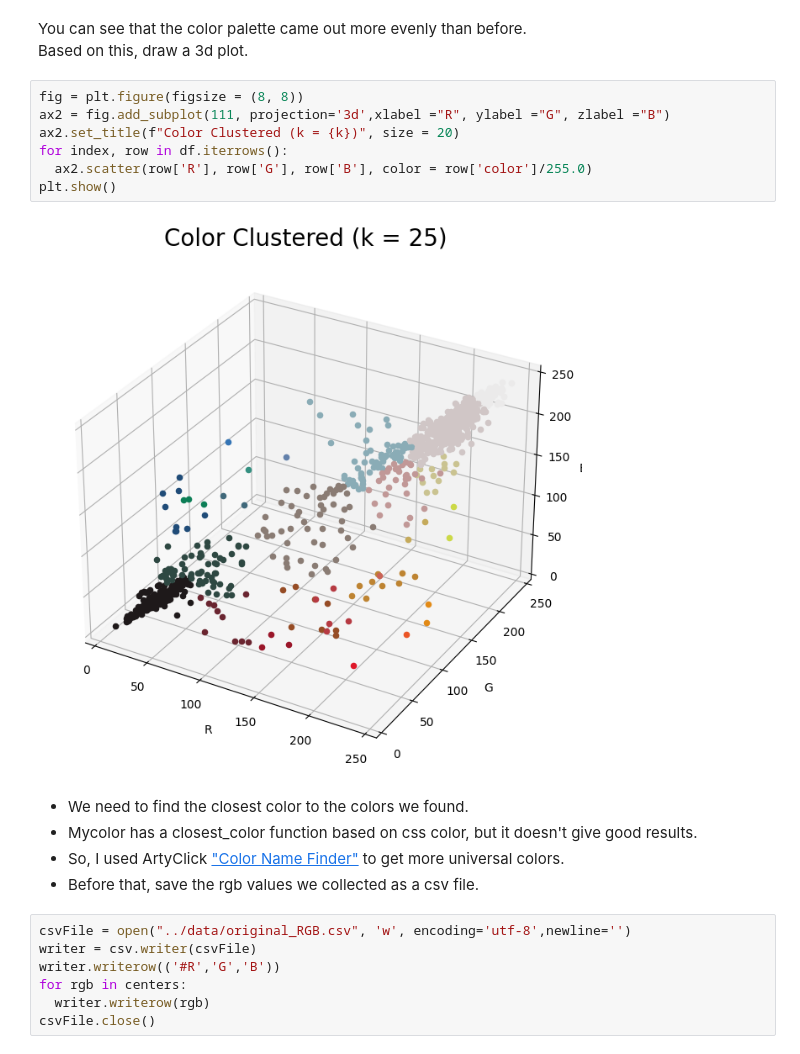
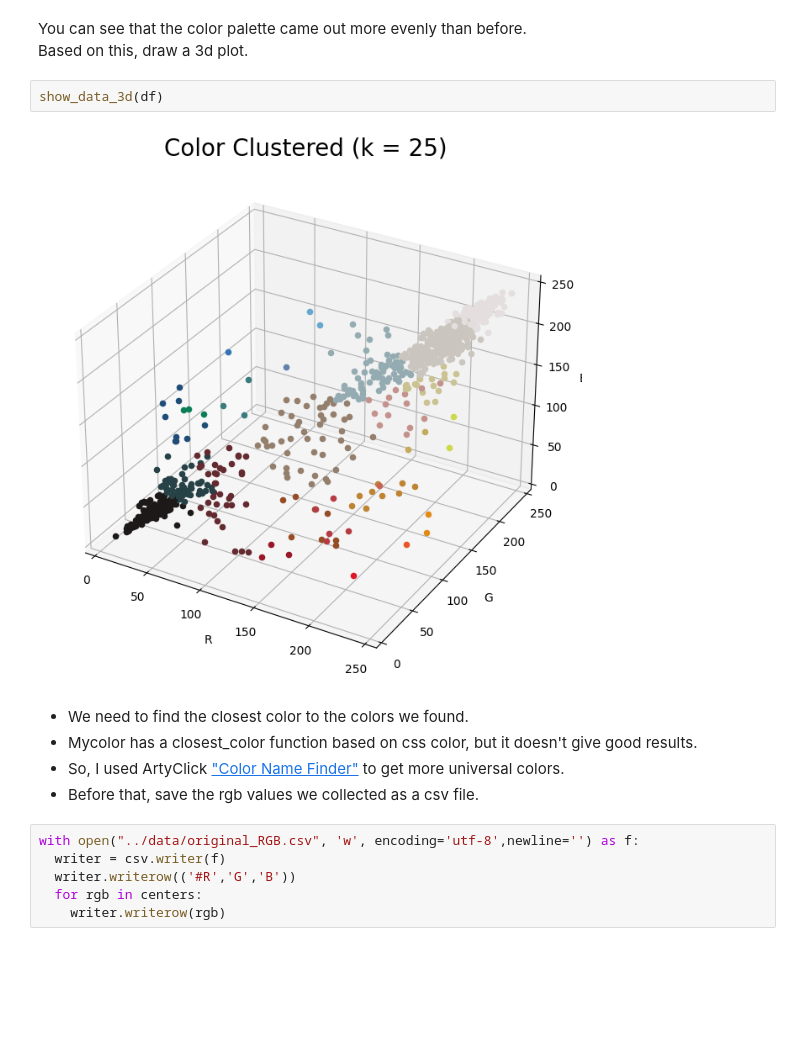
Before and after one commit to jrsky723/ShoeColor, a Jupyter notebook: color/ColorClustering.ipynb, the cells around one changed output. Saved outputs shown, nothing was run; the diff lists cells and outputs as text; blank space fills up the shorter version.

```diff
--- a/color/ColorClustering.ipynb
+++ b/color/ColorClustering.ipynb
@@ -189,15 +189,10 @@ plt.imshow(arr_2d)
 # %% [markdown]
 You can see that the color palette came out more evenly than before. <br>
 Based on this, draw a 3d plot.
-# %%
-fig = plt.figure(figsize = (8, 8))
-ax2 = fig.add_subplot(111, projection='3d',xlabel ="R", ylabel ="G", zlabel ="B")
-ax2.set_title(f"Color Clustered (k = {k})", size = 20)
-for index, row in df.iterrows():
-  ax2.scatter(row['R'], row['G'], row['B'], color = row['color']/255.0)
-plt.show()
-# %% [output]
-[figure, removed]
+# %%
+show_data_3d(df)
+# %% [output]
+[figure, added]
 # %% [markdown]
 * We need to find the closest color to the colors we found.
 * Mycolor has a closest_color function based on css color, but it doesn't give good results.
@@ -206,8 +201,7 @@ plt.show()
 # %%
-csvFile = open("../data/original_RGB.csv", 'w', encoding='utf-8',newline='')
-writer = csv.writer(csvFile)
-writer.writerow(('#R','G','B'))
-for rgb in centers:
-  writer.writerow(rgb)
-csvFile.close()
+with open("../data/original_RGB.csv", 'w', encoding='utf-8',newline='') as f:
+  writer = csv.writer(f)
+  writer.writerow(('#R','G','B'))
+  for rgb in centers:
+    writer.writerow(rgb)
 # %% [markdown]
```
Also changed, not shown: parts of 17 cells of this notebook, 7 other files.
